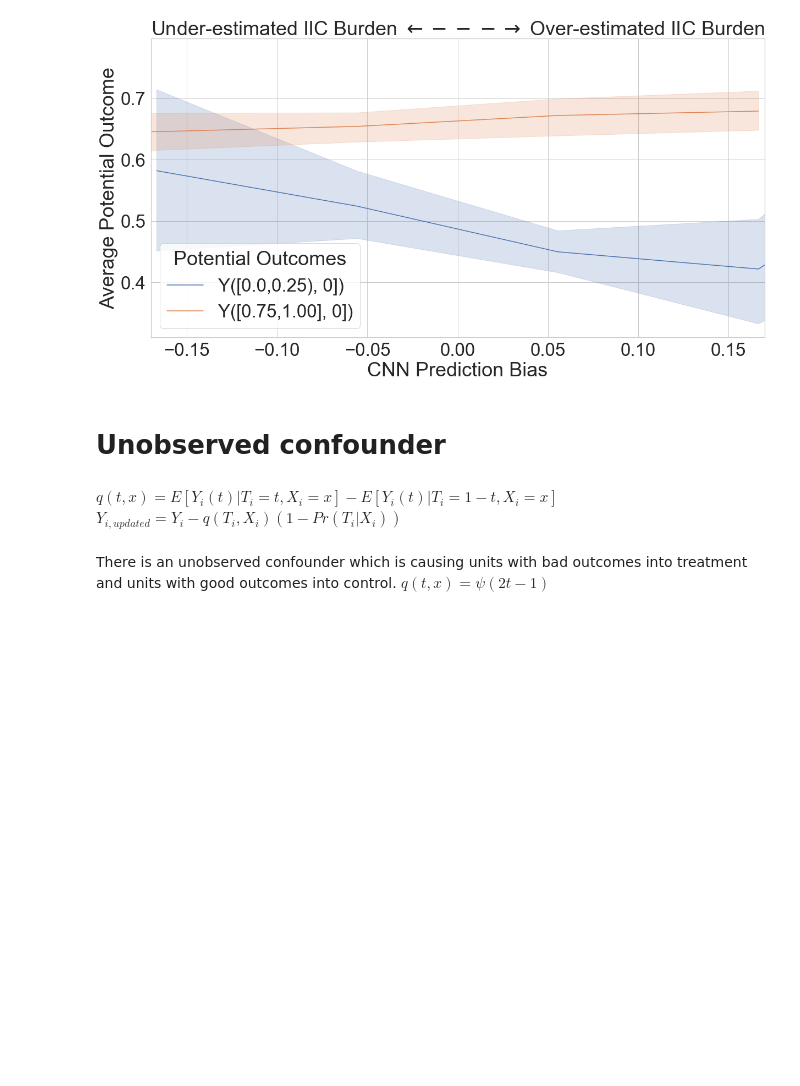
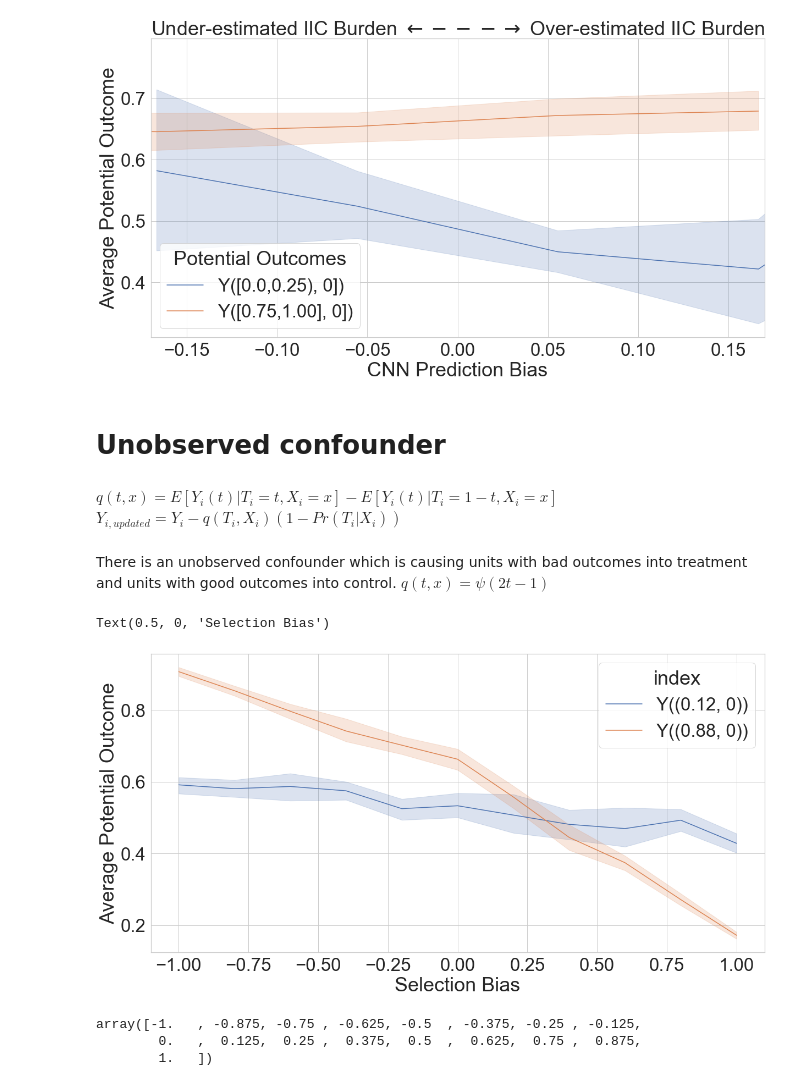
Before and after one commit to Hockey86/iic_causal_inference, a Jupyter notebook: aim2/sensitivity_analysis.ipynb, the cells around one changed output. Drawn from its saved outputs; the diff is of its cells as text; code cells hidden in the pictures; blank space fills up the shorter version.

Commit message:
sens unobs conf

```diff
--- a/aim2/sensitivity_analysis.ipynb
+++ b/aim2/sensitivity_analysis.ipynb
@@ -275,3 +296,17 @@ for psi in np.linspace(start=0, stop=1, num=10):
+# %%
+fig,ax = plt.subplots(figsize=(20,10))
+sns.lineplot(x='Sensitivity Parameter',
+             y='Average Potential Outcome',
+             hue='index',
+             data=apo_tight_0_c_pkpd_unobs.loc[(apo_tight_0_c_pkpd_unobs['index']=='Y((0.12, 0))') | (apo_tight_0_c_pkpd_unobs['index']=='Y((0.88, 0))')].dropna().sort_values(by='index'),
+             ci=60)
+# plt.xlim((-0.17,0.17))
+# plt.legend(['Y([0.0,0.25), 0])','Y([0.75,1.00], 0])'],title='Potential Outcomes')
+plt.xlabel('Selection Bias')
+# plt.savefig('sensitivity_bias_selection.png')
+# %% [output]
+Text(0.5, 0, 'Selection Bias')
+[figure, added]
 # %%
 fig = plt.figure(figsize=(20,12))
 sns.lineplot(x='sensitivity parameter',y='(0.10,0.45]',data=ates,ci="sd")
@@ -282,3 +317,9 @@ plt.ylabel('Estimated ATE')
 plt.xlim((0,1))
 plt.axvline(0.69,c='red',ls='--')
 fig.savefig('unobs_conf_max_c.png')
+# %%
+np.linspace(start=-1, stop=1, num=17)
+# %% [output]
+array([-1.   , -0.875, -0.75 , -0.625, -0.5  , -0.375, -0.25 , -0.125,
+        0.   ,  0.125,  0.25 ,  0.375,  0.5  ,  0.625,  0.75 ,  0.875,
+        1.   ])
```
Also changed, not shown: parts of 2 cells of this notebook, 2 other files.
